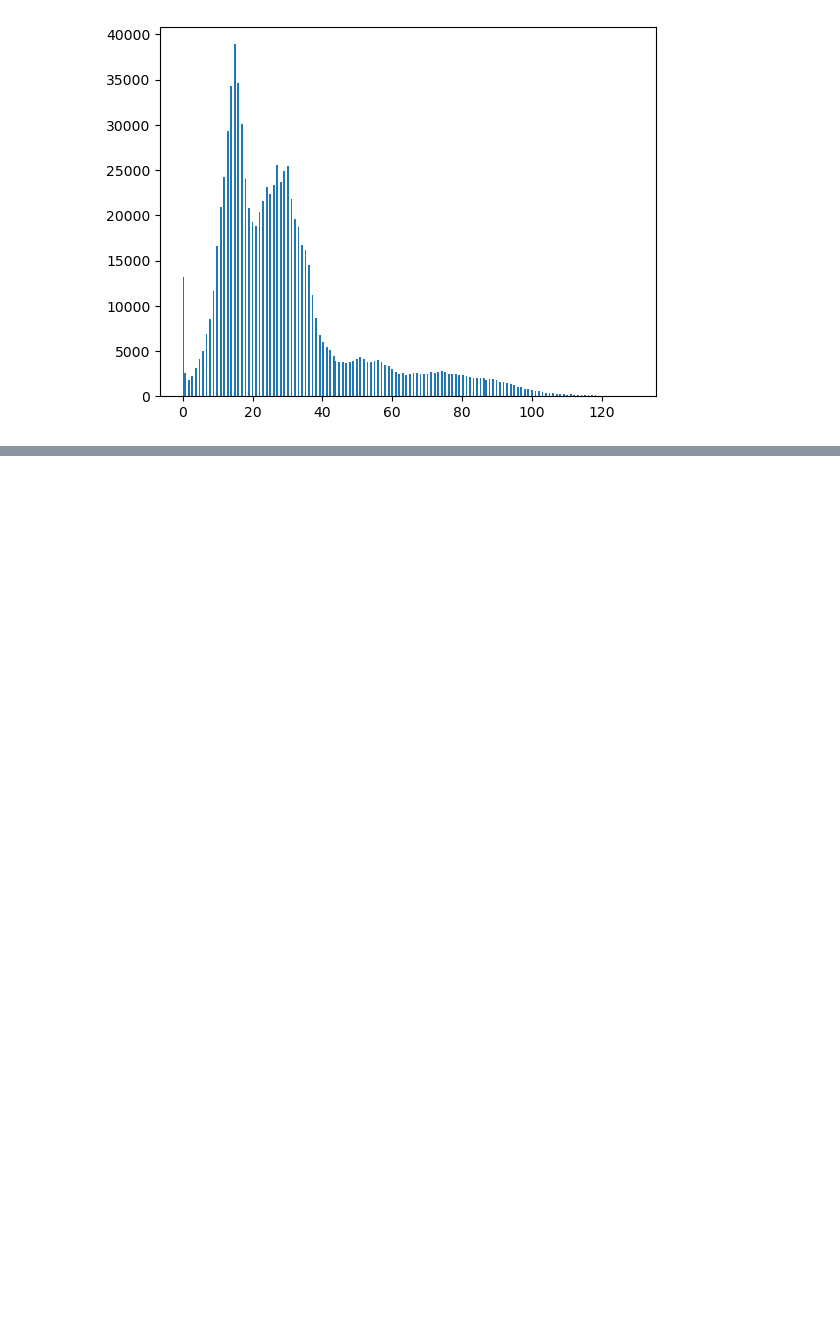
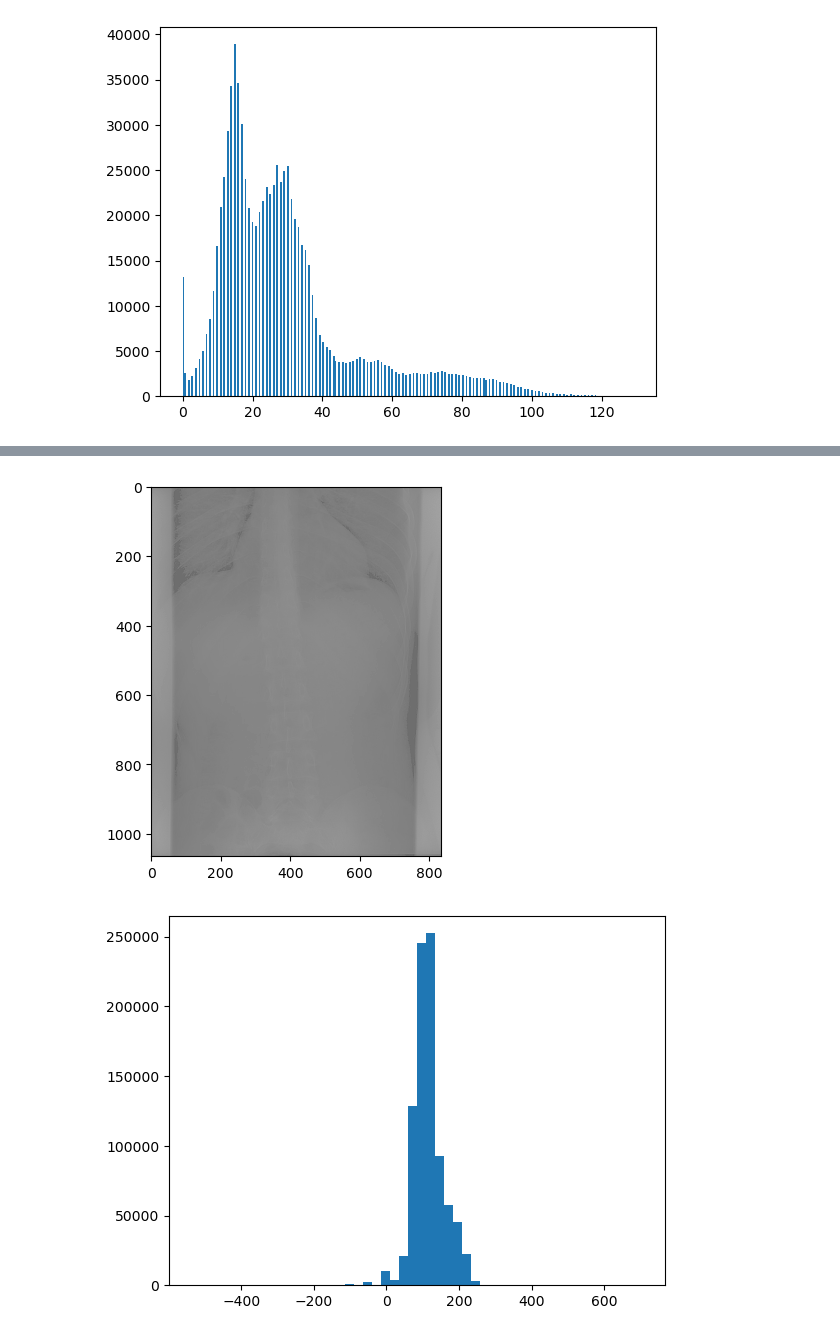
Before and after one commit to dsp-pa/digital-image-processing-python-pub, a Jupyter notebook: paim lab 05 combinacion.ipynb, the cells around one changed output, grey strips where cells are left out. Drawn from its saved outputs; the diff is of its cells as text; code cells hidden in the pictures; blank space fills up the shorter version.

```diff
--- a/paim lab 05 combinacion.ipynb
+++ b/paim lab 05 combinacion.ipynb
@@ -73,0 +120,32 @@ plt.hist(A.ravel(), 255)
+# %%
+from scipy.ndimage import convolve
+
+kernel = [
+    [0, 1, 0],
+    [1, -4, 1],
+    [0, 1, 0]
+]
+conv = convolve(C, kernel)
+
+D = C - 2 * conv
+
+plt.figure()
+plt.imshow(D, cmap="gray")
+
+plt.figure()
+plt.hist(D.flatten(), 50);
+
+D = D.clip(-20, 225)
+
+plt.figure()
+plt.imshow(D, cmap="gray")
+
+D = normalize_image(D)
+
+Image.fromarray(D.astype(np.uint8)).save("lab05_D.png")
+plt.figure()
+
+plt.hist(D.flatten(), 50);
+# %% [output]
+[figure, added]
+[figure, added]
```
Also changed, not shown: parts of 8 cells of this notebook, 7 other files.
